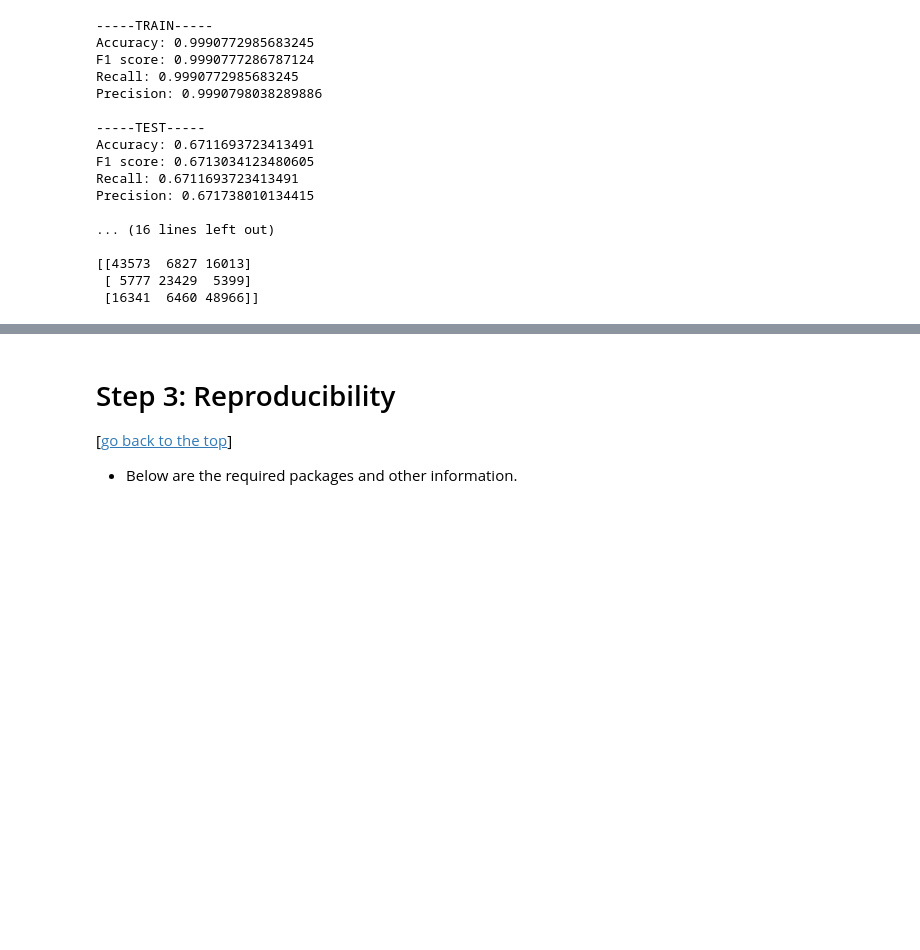
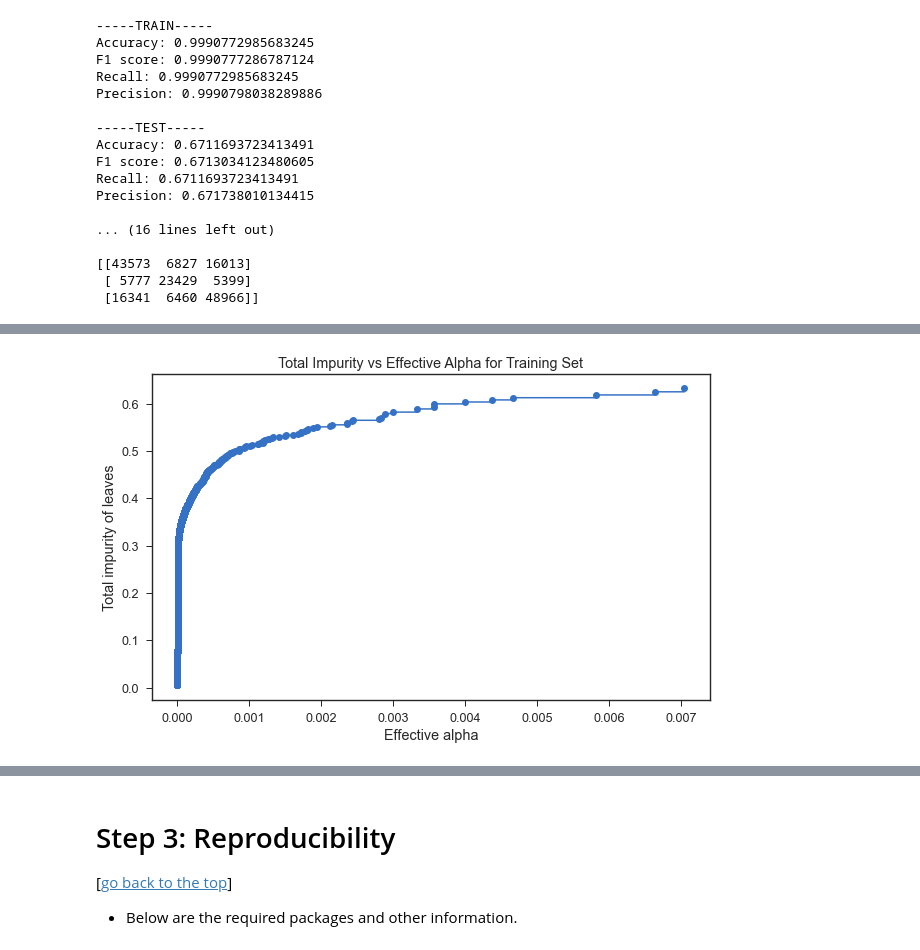
Before and after one commit to p-szymo/twitter-sentiment-analysis, a Jupyter notebook: 04_modeling.ipynb, the cells around one changed output, grey strips where cells are left out. Drawn from its saved outputs; the diff is of its cells as text; code cells hidden in the pictures; blank space fills up the shorter version.

```diff
--- a/04_modeling.ipynb
+++ b/04_modeling.ipynb
@@ -929,20 +737,0 @@ print('Test Precision score: ', precision_score(y_test, y_pred_tree_vec_tuned2,
-# %%
-%%time
-
-# basic decision tree with class weights balanced
-tree_vec_tuned2 = DecisionTreeClassifier(class_weight='balanced', max_depth=500, random_state=99)
-
-# fit training data
-tree_vec_tuned2.fit(X_train_vec, y_train)
-
-# predict on test data
-y_pred_tree_vec_tuned2 = tree_vec_tuned2.predict(X_test_vec)
-
-# check accuracy
-print('Test Accuracy score: ', accuracy_score(y_test, y_pred_tree_vec_tuned2))
-# check f1
-print('Test F1 score: ', f1_score(y_test, y_pred_tree_vec_tuned2, average='weighted'))
-# check recall
-print('Test Recall score: ', recall_score(y_test, y_pred_tree_vec_tuned2, average='weighted'))
-# check precision
-print('Test Precision score: ', precision_score(y_test, y_pred_tree_vec_tuned2, average='weighted'))
@@ -993,0 +799,11 @@ plot_confusion_matrix(cm_tree, classes, normalize=False,
+# %%
+%%time
+
+# instantiate classifier
+clf = DecisionTreeClassifier(class_weight='balanced', random_state=99)
+
+# run cost function
+path = clf.cost_complexity_pruning_path(X_train_vec, y_train)
+
+# save necessary values
+ccp_alphas, impurities = path.ccp_alphas, path.impurities
@@ -993,0 +813,9 @@ plot_confusion_matrix(cm_tree, classes, normalize=False,
+# %%
+# plot results
+plt.figure(figsize=(10,6))
+plt.plot(ccp_alphas[:-1], impurities[:-1], marker='o', drawstyle='steps-post')
+plt.xlabel('Effective alpha')
+plt.ylabel('Total impurity of leaves')
+plt.title('Total Impurity vs Effective Alpha for Training Set');
+# %% [output]
+[figure, added]
```
Also changed, not shown: parts of 77 cells of this notebook, 6 other files.
